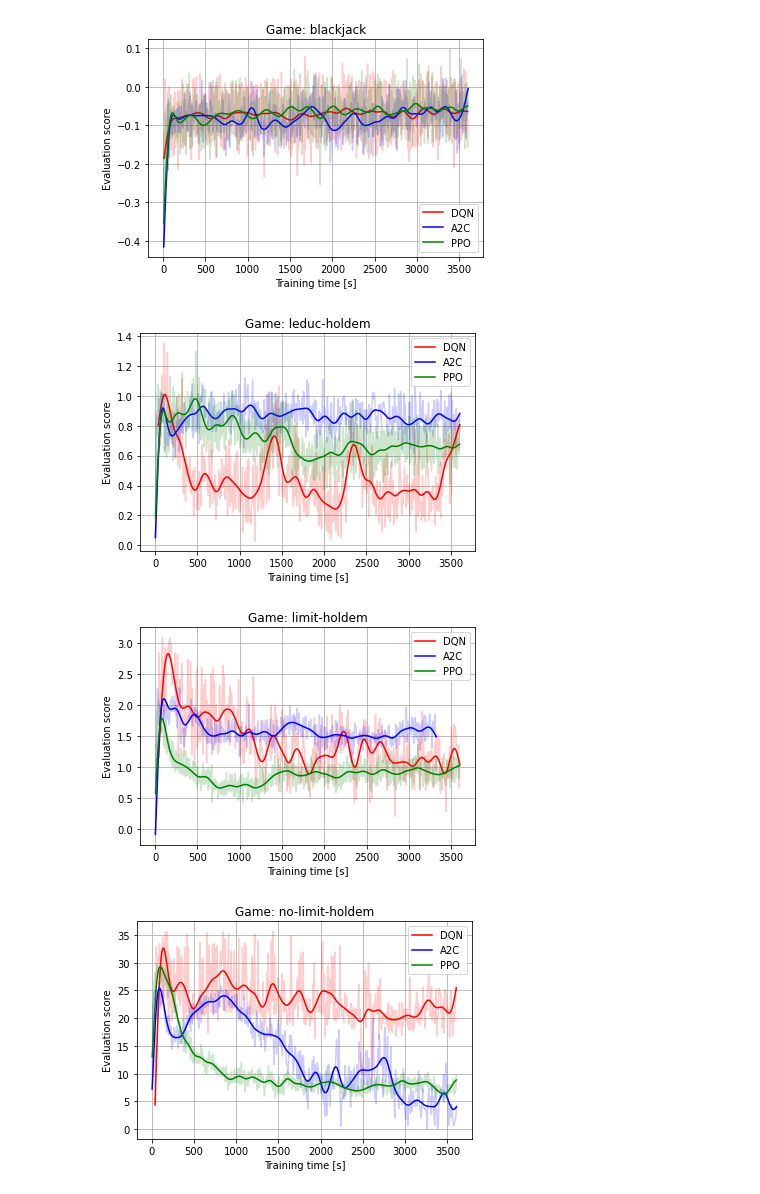
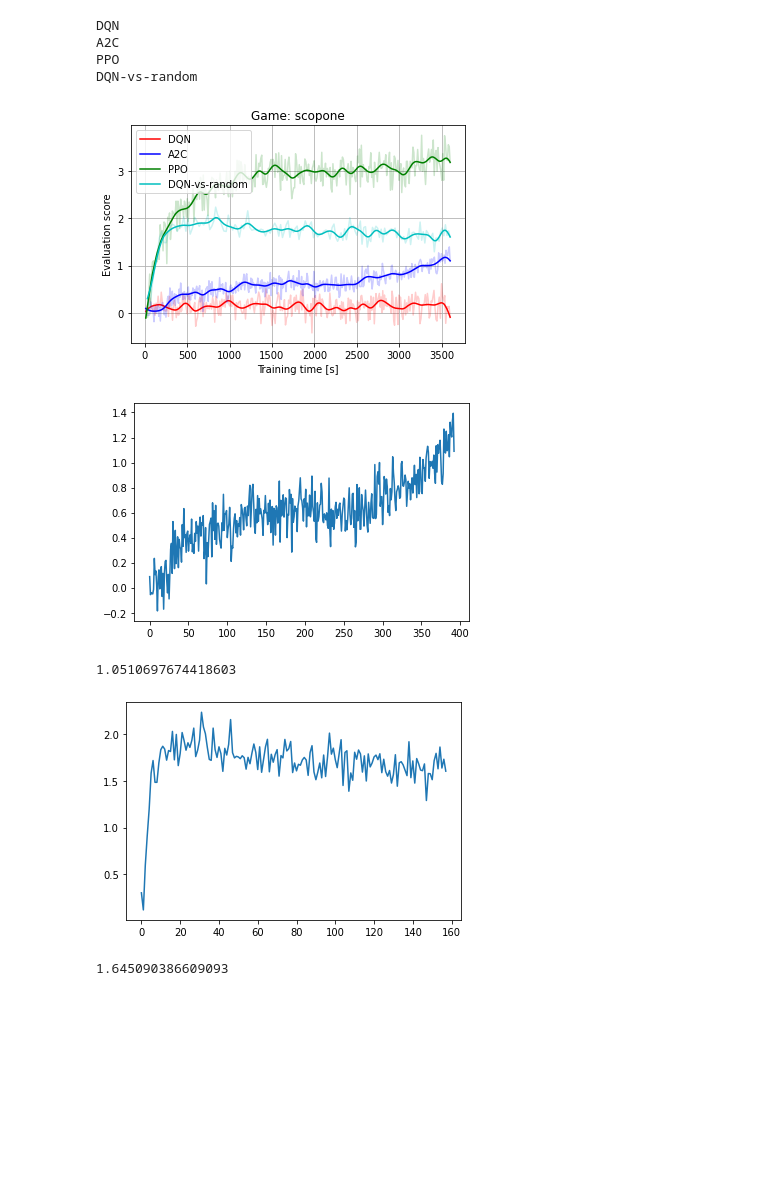
Before and after one commit to NiccoloSacchi/rlcard, a Jupyter notebook: plot_generator.ipynb, the cells around one changed output. Cells and saved outputs as stored; diff of their text form; code cells hidden in the pictures; blank space fills up the shorter version.

Commit message:
Create plots for all the games and include some additional code for report data

```diff
--- a/plot_generator.ipynb
+++ b/plot_generator.ipynb
@@ -14,8 +15,11 @@ def lowpass(y, x, lowcut, order):
     y_low = signal.filtfilt(b, a, y, axis=0)
     return y_low
 
-def extract_player_score(result, player_id):
+def extract_self_play_score(result, player_id):
     return [el["evaluation"]["custom_metrics"][f"{player_id}_score_mean"] for el in result]
+
+def extract_vs_random_score(result, player_id):
+    return [el["custom_metrics"][f"{player_id}_score_mean"] for el in result]
 
 def extract_time(result):
     return [el["time_total_s"] for el in result]
@@ -59,19 +63,33 @@ game_to_experiments_dict = {
     "leduc-holdem": [
         "DQN_leduc-holdem_0_2020-07-10_22-10-036memcnqj",
         "A2C_leduc-holdem_0_2020-07-11_09-04-2339s424_3",
-        "PPO_leduc-holdem_0_2020-07-09_05-40-19shdv1aw9"
+        "PPO_leduc-holdem_0_2020-07-09_05-40-19shdv1aw9",
+        "DQN-vs-random_leduc-holdem_0_2020-07-11_16-30-348srrzvsd"
     ],
     "limit-holdem": [
         "DQN_limit-holdem_0_2020-07-11_00-22-28rhejzbd8",
         "A2C_limit-holdem_0_2020-07-11_10-20-24ewvwlolq",
-        "PPO_limit-holdem_0_2020-07-09_07-14-091ofypgqk"
+        "PPO_limit-holdem_0_2020-07-09_07-14-091ofypgqk",
+        "DQN-vs-random_limit-holdem_0_2020-07-11_17-33-563qv8j_bf"
     ],
     "no-limit-holdem": [
         "DQN_no-limit-holdem_0_2020-07-11_03-05-21d1oqv13_",
         "A2C_no-limit-holdem_0_2020-07-11_11-36-225s6apqg5",
-        "PPO_no-limit-holdem_0_2020-07-09_19-59-501ozdjcr9"
+        "PPO_no-limit-holdem_0_2020-07-09_19-59-501ozdjcr9",
+        "DQN-vs-random_no-limit-holdem_0_2020-07-11_18-36-49gujpr13h"
+    ],
+    "uno": [
+        "DQN_uno_0_2020-07-12_17-06-22sjeyg_mr",
+        "A2C_uno_0_2020-07-11_15-00-18i_5iq61q",
+        "PPO_uno_0_2020-07-09_21-27-36plcvy16d",
+        "DQN-vs-random_uno_0_2020-07-12_11-03-117btkkces"
+    ],
+    "scopone": [
+        "DQN_scopone_0_2020-07-12_13-25-58v8nj63qq",
+        "A2C_scopone_0_2020-07-11_19-46-11opyirc0d",
+        "PPO_scopone_2020-07-06_22-59-50_evaluation_1",
+        "DQN-vs-random_scopone_0_2020-07-12_12-03-474ji9b08c"
     ]
-
 }
 
 results = {game: {} for game in game_to_experiments_dict}
@@ -83,20 +101,47 @@ for game, experiment_list in game_to_experiments_dict.items():
 # %%
 color_list = ["r", "b", "g", "c", "gr", "bk"]
 for game, policy_to_results in results.items():
     for idx, (policy, result) in enumerate(policy_to_results.items()):
-        policy_score = extract_player_score(result, "player_1")
+        print(policy)
+        if "vs-random" in policy:
+            policy_score = extract_vs_random_score(result, "player_1")
+        else:            policy_score = extract_self_play_score(result, "player_1")
         time = extract_time(result)
         policy_score_plot = lowpass(policy_score, time, 0.005, 3)
         plt.plot(time, policy_score_plot, color_list[idx], label=policy)
         plt.plot(time, policy_score, color_list[idx], alpha=0.2)
     plt.legend()
     plt.grid()
     plt.title(f"Game: {game}")
     plt.xlabel("Training time [s]")
     plt.ylabel("Evaluation score")
     plt.show()
 # %% [output]
+DQN
+A2C
+PPO
+DQN-vs-random
-[figure, old version]
+[figure, new version]
-[figure, removed]
-[figure, removed]
-[figure, removed]
+# %%
+game = "scopone"
+
+result = results[game]["A2C"]
+scores = extract_self_play_score(result, "player_1")
+
+plt.plot(scores)
+plt.show()
+
+print(np.mean(scores[350:]))
+
+result = results[game]["DQN-vs-random"]
+scores = extract_vs_random_score(result, "player_1")
+
+plt.plot(scores)
+plt.show()
+
+print(np.mean(scores[120:]))
+# %% [output]
+[figure, added]
+1.0510697674418603
+[figure, added]
+1.645090386609093
```
Also changed, not shown: parts of 3 cells of this notebook.
